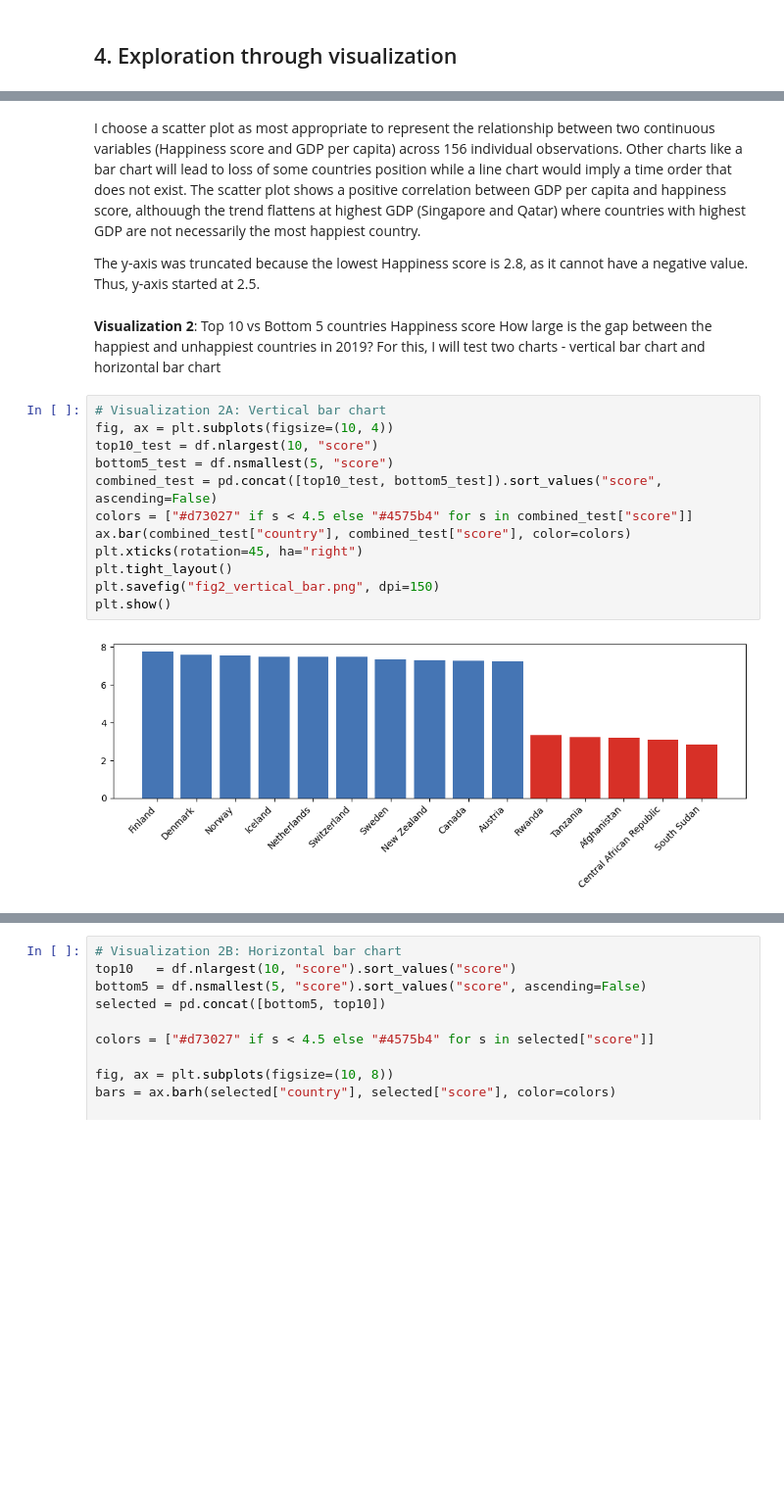
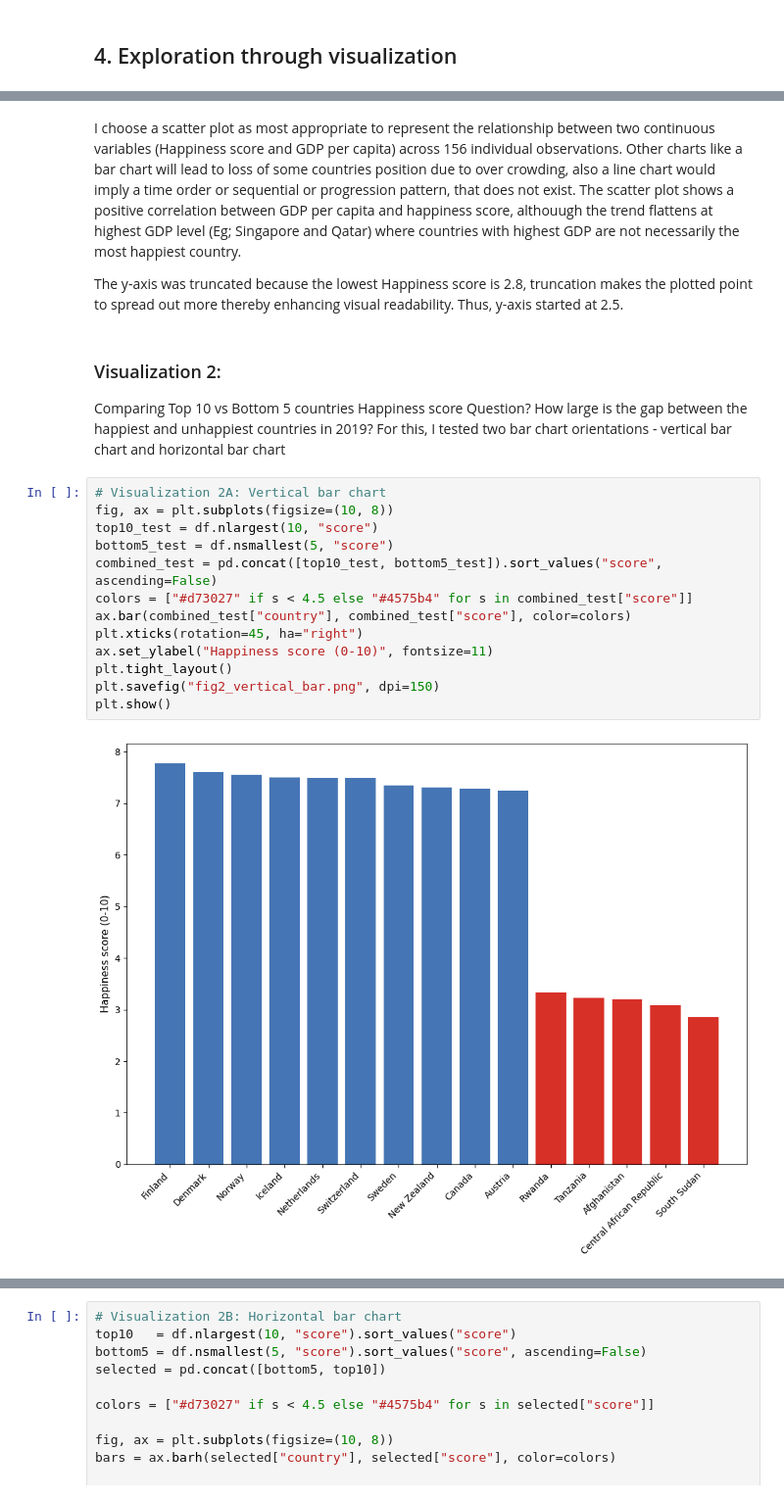
Before and after one commit to Danse21/KK1-WorldHappiness-analysis, a Jupyter notebook: notebook.ipynb, the cells around one changed output, grey strips where cells are left out. Shown at 98% size. Drawn from its saved outputs; the diff is of its cells as text; blank space fills up the shorter version.

Commit message:
Improved description and added additional visualization, 3B

```diff
--- a/notebook.ipynb
+++ b/notebook.ipynb
@@ -323,24 +384,26 @@ plt.show()
 # %% [markdown]
-I choose a scatter plot as most appropriate to represent the relationship between two continuous variables (Happiness score and GDP per capita) across 156 individual observations. Other charts like a bar chart will lead to loss of some countries position while a line chart would imply a time order that does not exist.
-The scatter plot shows a positive correlation between GDP per capita and happiness score, althouugh the trend flattens at highest GDP (Singapore and Qatar) where countries with highest GDP are not necessarily the most happiest country.
+I choose a scatter plot as most appropriate to represent the relationship between two continuous variables (Happiness score and GDP per capita) across 156 individual observations. Other charts like a bar chart will lead to loss of some countries position due to over crowding, also a line chart would imply a time order or sequential or progression pattern, that does not exist.
+The scatter plot shows a positive correlation between GDP per capita and happiness score, althouugh the trend flattens at highest GDP level (Eg; Singapore and Qatar) where countries with highest GDP are not necessarily the most happiest country.
 
-The y-axis was truncated because the lowest Happiness score is 2.8, as it cannot have a negative value. Thus, y-axis started at 2.5.
+The y-axis was truncated because the lowest Happiness score is 2.8, truncation makes the plotted point to spread out more thereby enhancing visual readability. Thus, y-axis started at 2.5.
 # %% [markdown]
-**Visualization 2**: Top 10 vs Bottom 5 countries Happiness score
-How large is the gap between the happiest and unhappiest countries in 2019?
-For this, I will test two charts - vertical bar chart and horizontal bar chart
+### Visualization 2:
+Comparing Top 10 vs Bottom 5 countries Happiness score
+Question? How large is the gap between the happiest and unhappiest countries in 2019?
+For this, I tested two bar chart orientations - vertical bar chart and horizontal bar chart
 # %%
 # Visualization 2A: Vertical bar chart
-fig, ax = plt.subplots(figsize=(10, 4))
+fig, ax = plt.subplots(figsize=(10, 8))
 top10_test = df.nlargest(10, "score")
 bottom5_test = df.nsmallest(5, "score")
 combined_test = pd.concat([top10_test, bottom5_test]).sort_values("score", ascending=False)
 colors = ["#d73027" if s < 4.5 else "#4575b4" for s in combined_test["score"]]
 ax.bar(combined_test["country"], combined_test["score"], color=colors)
 plt.xticks(rotation=45, ha="right")
+ax.set_ylabel("Happiness score (0-10)", fontsize=11)
 plt.tight_layout()
 plt.savefig("fig2_vertical_bar.png", dpi=150)
 plt.show()
 # %% [output]
-[figure, old version]
+[figure, new version]
 # %% [markdown]
```
Also changed, not shown: parts of 20 cells of this notebook, 4 other files.
